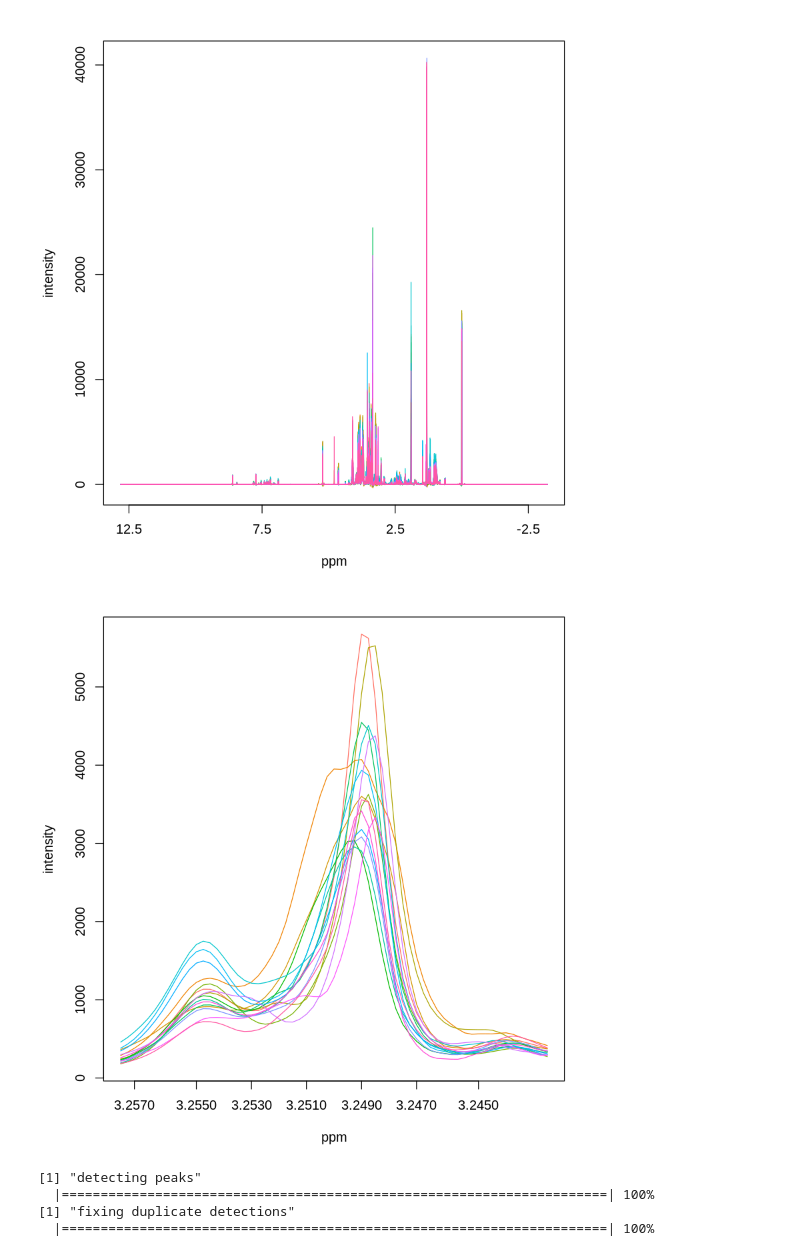
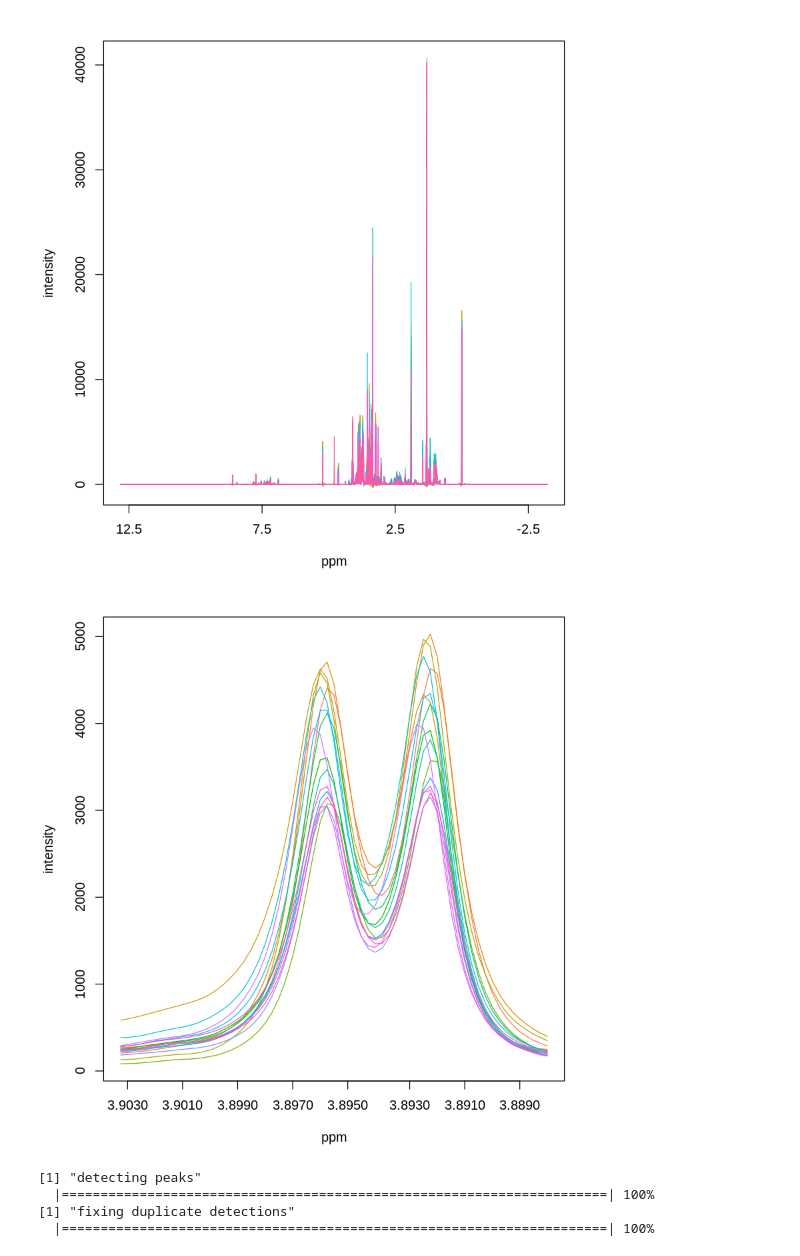
Before and after one commit to mkohram/arion, a Jupyter notebook: notebooks/arion_speaq.R.ipynb, the cells around one changed output. Cells and saved outputs as stored; diff of their text form; code cells hidden in the pictures.

Commit message:
adding validation visualizations

```diff
--- a/notebooks/arion_speaq.R.ipynb
+++ b/notebooks/arion_speaq.R.ipynb
@@ -1,5 +1,5 @@
 # %%
-dat = read.csv('../data/AVM_day0_spectra.csv', sep='\t')
+dat = read.csv('../data/source_data/AVM_day0_spectra.csv', sep='\t')
 # %%
 ppm = rev(as.numeric(dat[['X']]))
 spectra = t(as.matrix(dat[c(2:17)]))
@@ -17,15 +17,15 @@ speaq::drawSpecPPM(Y.spec = spectra,
 # %%
 # small excerpt by defining the region of interest
 speaq::drawSpecPPM(Y.spec = spectra,
                    X.ppm = ppm,
                    legend.extra.x = 1.05,
                    legend.extra.y = 1.0,
-                   ROI.ppm = 3.25,
+                   ROI.ppm = 3.89554,
                    ROI = NULL,
                    roiWidth.ppm = 0.0075,
                    legendpos = "topright" )
 # %% [output]
-[figure, old version]
+[figure, new version]
 # %%
 peaks <- speaq::getWaveletPeaks(Y.spec=spectra,
                                      X.ppm=ppm,
```
Also changed, not shown: 2 other files.
